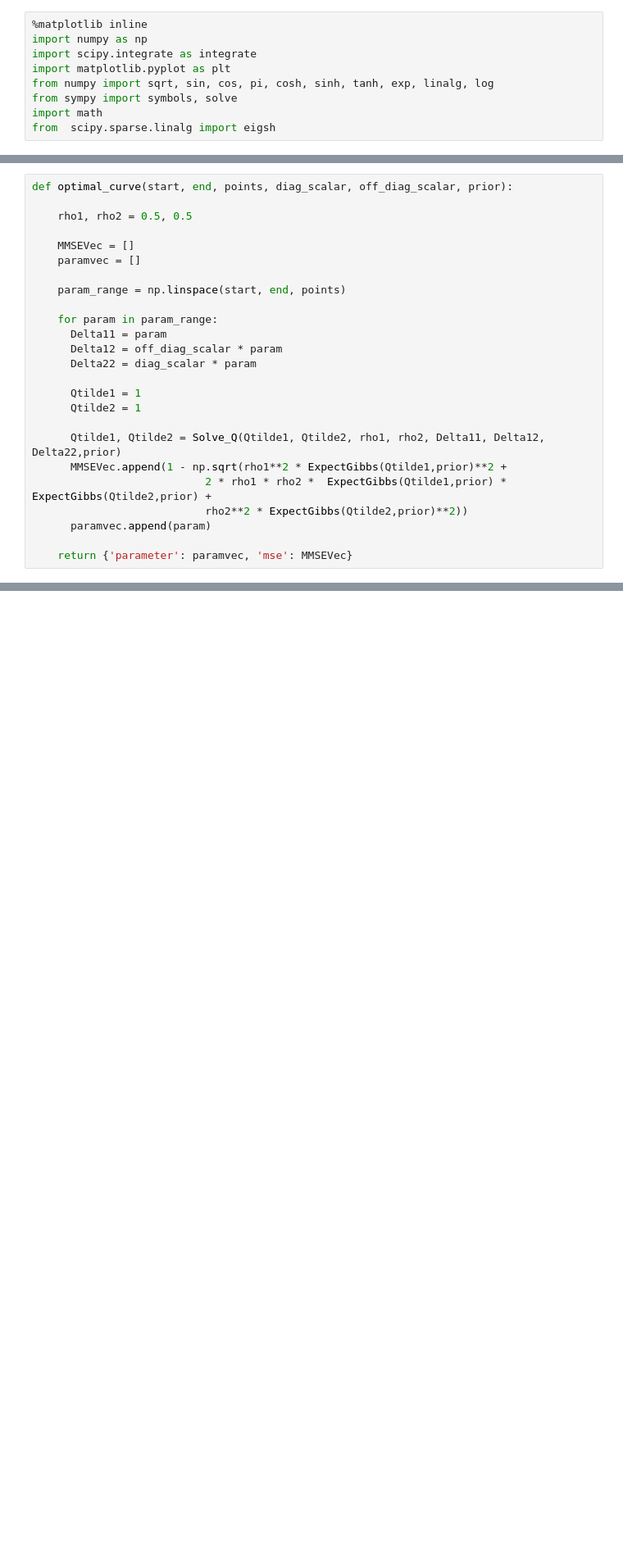
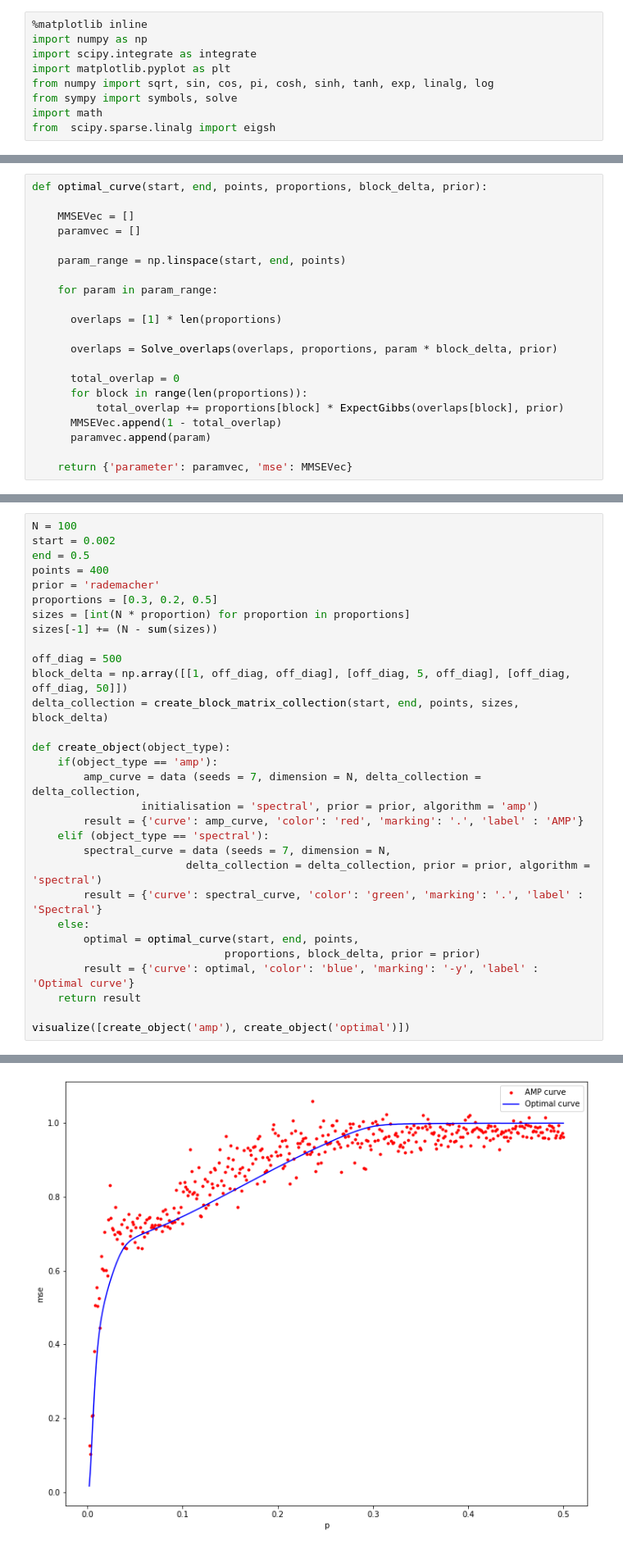
Before and after one commit to samatbor/AMP-for-inhomogenous-noise, a Jupyter notebook: low_rank.ipynb, the cells around one changed output, grey strips where cells are left out. Shown at 82% size. Saved outputs shown, nothing was run; the diff lists cells and outputs as text; blank space fills up the shorter version.

Commit message:
Add files via upload
Delta can have several blocks

```diff
--- a/low_rank.ipynb
+++ b/low_rank.ipynb
@@ -52,7 +54,5 @@ def Solve_Q(Qtilde1,Qtilde2,rho1,rho2,Delta_11,Delta_12,Delta_22,prior):
 # %%
-def optimal_curve(start, end, points, diag_scalar, off_diag_scalar, prior):
-
-    rho1, rho2 = 0.5, 0.5
+def optimal_curve(start, end, points, proportions, block_delta, prior):
 
     MMSEVec = []
     paramvec = []
@@ -60,17 +60,15 @@ def optimal_curve(start, end, points, diag_scalar, off_diag_scalar, prior):
     param_range = np.linspace(start, end, points)
 
     for param in param_range:
-      Delta11 = param
-      Delta12 = off_diag_scalar * param
-      Delta22 = diag_scalar * param
 
-      Qtilde1 = 1
-      Qtilde2 = 1
+      overlaps = [1] * len(proportions)
 
-      Qtilde1, Qtilde2 = Solve_Q(Qtilde1, Qtilde2, rho1, rho2, Delta11, Delta12, Delta22,prior)
-      MMSEVec.append(1 - np.sqrt(rho1**2 * ExpectGibbs(Qtilde1,prior)**2 +
-                           2 * rho1 * rho2 *  ExpectGibbs(Qtilde1,prior) * ExpectGibbs(Qtilde2,prior) +
-                           rho2**2 * ExpectGibbs(Qtilde2,prior)**2))
+      overlaps = Solve_overlaps(overlaps, proportions, param * block_delta, prior)
+
+      total_overlap = 0
+      for block in range(len(proportions)):
+          total_overlap += proportions[block] * ExpectGibbs(overlaps[block], prior)
+      MMSEVec.append(1 - total_overlap)
       paramvec.append(param)
 
     return {'parameter': paramvec, 'mse': MMSEVec}
@@ -254,0 +214,31 @@ Computing with parameter = 1.5
+# %%
+N = 100
+start = 0.002
+end = 0.5
+points = 400
+prior = 'rademacher'
+proportions = [0.3, 0.2, 0.5]
+sizes = [int(N * proportion) for proportion in proportions]
+sizes[-1] += (N - sum(sizes))
+
+off_diag = 500
+block_delta = np.array([[1, off_diag, off_diag], [off_diag, 5, off_diag], [off_diag, off_diag, 50]])
+delta_collection = create_block_matrix_collection(start, end, points, sizes, block_delta)
+
+def create_object(object_type):
+    if(object_type == 'amp'):
+        amp_curve = data (seeds = 7, dimension = N, delta_collection = delta_collection,
+                 initialisation = 'spectral', prior = prior, algorithm = 'amp')
+        result = {'curve': amp_curve, 'color': 'red', 'marking': '.', 'label' : 'AMP'}
+    elif (object_type == 'spectral'):
+        spectral_curve = data (seeds = 7, dimension = N,
+                        delta_collection = delta_collection, prior = prior, algorithm = 'spectral')
+        result = {'curve': spectral_curve, 'color': 'green', 'marking': '.', 'label' : 'Spectral'}
+    else:
+        optimal = optimal_curve(start, end, points,
+                              proportions, block_delta, prior = prior)
+        result = {'curve': optimal, 'color': 'blue', 'marking': '-y', 'label' : 'Optimal curve'}
+    return result
+
+visualize([create_object('amp'), create_object('optimal')])
+# %% [output]
@@ -254,0 +262 @@ Computing with parameter = 1.5
+[figure, added]
```
Also changed, not shown: parts of 4 cells of this notebook.
